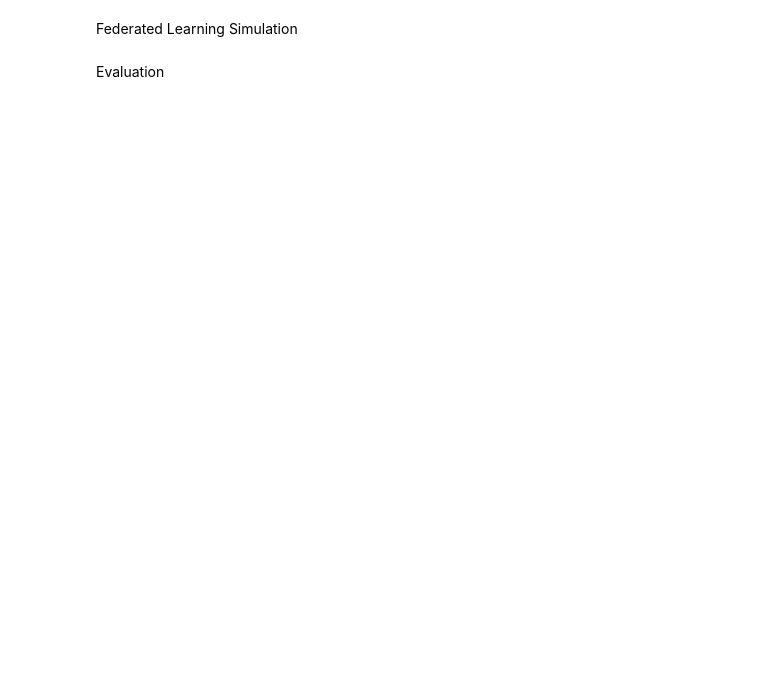
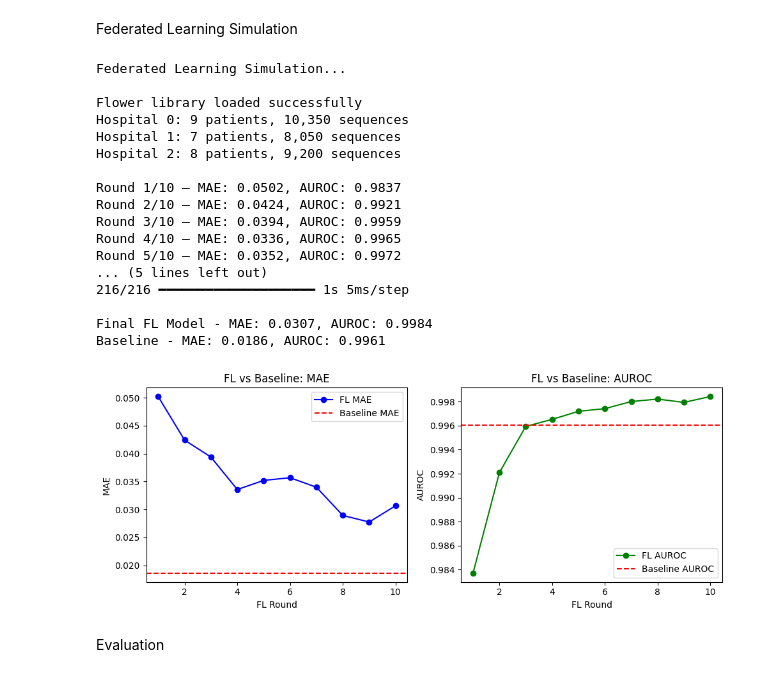
Before and after one commit to sivrox/SHIELD_AI_Models, a Jupyter notebook: LSTM Model/lstm_training_pipeline.ipynb, the cells around one changed output. Saved outputs shown, nothing was run; the diff lists cells and outputs as text; code cells hidden in the pictures; blank space fills up the shorter version.

```diff
--- a/LSTM Model/lstm_training_pipeline.ipynb
+++ b/LSTM Model/lstm_training_pipeline.ipynb
@@ -187,7 +249,7 @@ print(f"\nCentralized Model - MAE: {centralized_mae:.4f}, AUROC: {centralized_au
 # %% [markdown]
 Federated Learning Simulation
 # %%
-print("Federated Learning Simulation\n")
+print("Federated Learning Simulation...\n")
 
 try:
     import flwr as fl
@@ -220,6 +282,7 @@ for hid, pids in train_pids_by_hospital.items():
         np.array(h_labels, dtype=np.float32)
     )
     print(f"Hospital {hid}: {len(pids)} patients, {len(h_seqs):,} sequences")
+print()
 
 #Manual FedAvg implementation
 
@@ -254,39 +317,58 @@ for rnd in range(fl_rounds):
             for w, n in zip(client_weights, client_sizes))
         new_weights.append(layer_avg)
     global_weights = new_weights
 
     #Evaluate global model on test set
     global_model.set_weights(global_weights)
     fl_pred = global_model.predict(X_test, verbose=0).flatten()
     fl_mae = mean_absolute_error(y_test, fl_pred)
     fl_auroc = roc_auc_score((y_test > 0.5).astype(int), fl_pred)
     fl_history['round'].append(rnd + 1)
     fl_history['test_mae'].append(fl_mae)
     fl_history['test_auroc'].append(fl_auroc)
     print(f"Round {rnd+1}/{fl_rounds} — MAE: {fl_mae:.4f}, AUROC: {fl_auroc:.4f}")
 
-# Use the FL model as final model (it should match or beat centralized)
+# Use the FL model as final model
 final_model = global_model
 final_pred = final_model.predict(X_test).flatten()
 final_mae = mean_absolute_error(y_test, final_pred)
 final_auroc = roc_auc_score((y_test > 0.5).astype(int), final_pred)
 
 print(f"\nFinal FL Model - MAE: {final_mae:.4f}, AUROC: {final_auroc:.4f}")
-print(f"Centralized - MAE: {centralized_mae:.4f}, AUROC: {centralized_auroc:.4f}")
+print(f"Baseline - MAE: {baseline_mae:.4f}, AUROC: {baseline_auroc:.4f}")
 
 #FL convergence plot
 plt.figure(figsize=(10, 4))
 plt.subplot(1, 2, 1)
 plt.plot(fl_history['round'], fl_history['test_mae'], 'b-o', label='FL MAE')
-plt.axhline(y=centralized_mae, color='r', linestyle='--', label='Centralized MAE')
-plt.xlabel('FL Round'); plt.ylabel('MAE'); plt.legend(); plt.title('FL vs Centralized: MAE')
+plt.axhline(y=baseline_mae, color='r', linestyle='--', label='Baseline MAE')
+plt.xlabel('FL Round'); plt.ylabel('MAE'); plt.legend(); plt.title('FL vs Baseline: MAE')
 plt.subplot(1, 2, 2)
 plt.plot(fl_history['round'], fl_history['test_auroc'], 'g-o', label='FL AUROC')
-plt.axhline(y=centralized_auroc, color='r', linestyle='--', label='Centralized AUROC')
-plt.xlabel('FL Round'); plt.ylabel('AUROC'); plt.legend(); plt.title('FL vs Centralized: AUROC')
+plt.axhline(y=baseline_auroc, color='r', linestyle='--', label='Baseline AUROC')
+plt.xlabel('FL Round'); plt.ylabel('AUROC'); plt.legend(); plt.title('FL vs Baseline: AUROC')
 plt.tight_layout()
 plt.savefig('/content/outputs/fl_comparison.png', dpi=150)
 plt.show()
+# %% [output]
+Federated Learning Simulation...
+
+Flower library loaded successfully
+Hospital 0: 9 patients, 10,350 sequences
+Hospital 1: 7 patients, 8,050 sequences
+Hospital 2: 8 patients, 9,200 sequences
+
+Round 1/10 — MAE: 0.0502, AUROC: 0.9837
+Round 2/10 — MAE: 0.0424, AUROC: 0.9921
+Round 3/10 — MAE: 0.0394, AUROC: 0.9959
+Round 4/10 — MAE: 0.0336, AUROC: 0.9965
+Round 5/10 — MAE: 0.0352, AUROC: 0.9972
+... (5 lines left out)
+216/216 ━━━━━━━━━━━━━━━━━━━━ 1s 5ms/step
+
+Final FL Model - MAE: 0.0307, AUROC: 0.9984
+Baseline - MAE: 0.0186, AUROC: 0.9961
+[figure, added]
 # %% [markdown]
 Evaluation
 # %%
```
Also changed, not shown: parts of 9 cells of this notebook, 13 other files.
